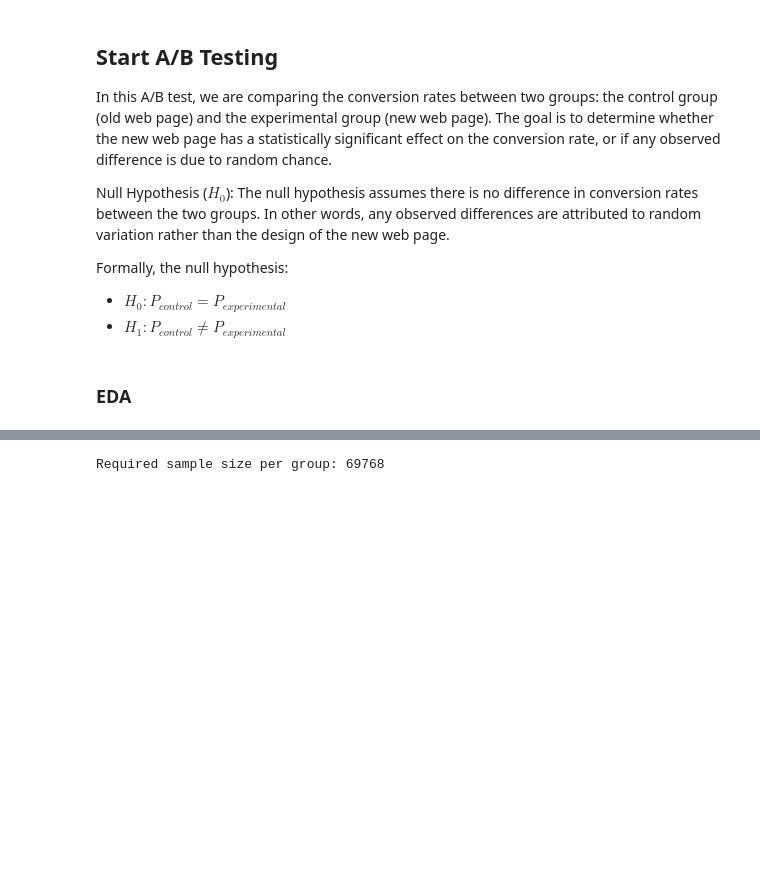
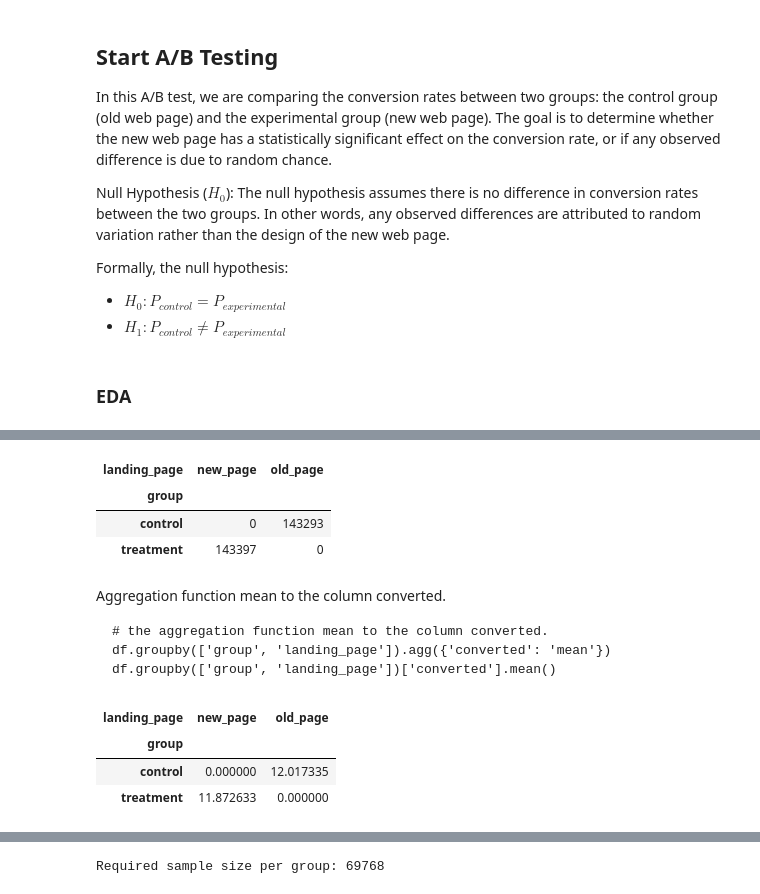
Before and after one commit to SirErikPak/Causal, a Jupyter notebook: Notebook/AB_Tutiorial.ipynb, the cells around one changed output, grey strips where cells are left out. Cells and saved outputs as stored; diff of their text form; code cells hidden in the pictures; blank space fills up the shorter version.

````diff
--- a/Notebook/AB_Tutiorial.ipynb
+++ b/Notebook/AB_Tutiorial.ipynb
@@ -583,0 +634,23 @@ dtype: int64
+# %%
+# determine counts by group & landing page
+df.groupby(['group', 'landing_page']).size().unstack(fill_value=0)
+# %% [output]
+| landing_page | new_page | old_page |
+| group |  |  |
+| control | 0 | 143293 |
+| treatment | 143397 | 0 |
+# %% [markdown]
+Aggregation function mean to the column converted.
+```
+# the aggregation function mean to the column converted.
+df.groupby(['group', 'landing_page']).agg({'converted': 'mean'})
+df.groupby(['group', 'landing_page'])['converted'].mean()
+```
+# %%
+# pivot this into a table (groups as rows, landing pages as columns)
+df.pivot_table(index='group', columns='landing_page', values='converted', aggfunc='mean', fill_value=0) * 100
+# %% [output]
+| landing_page | new_page | old_page |
+| group |  |  |
+| control | 0.000000 | 12.017335 |
+| treatment | 11.872633 | 0.000000 |
````
Also changed, not shown: parts of 52 cells of this notebook.
